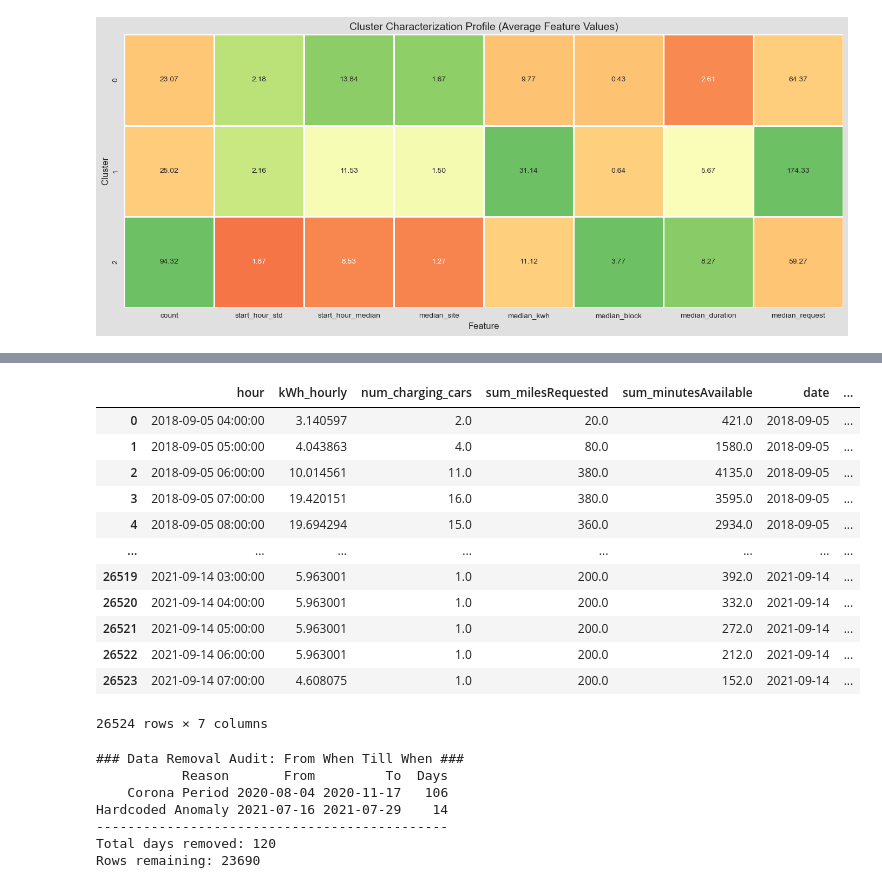
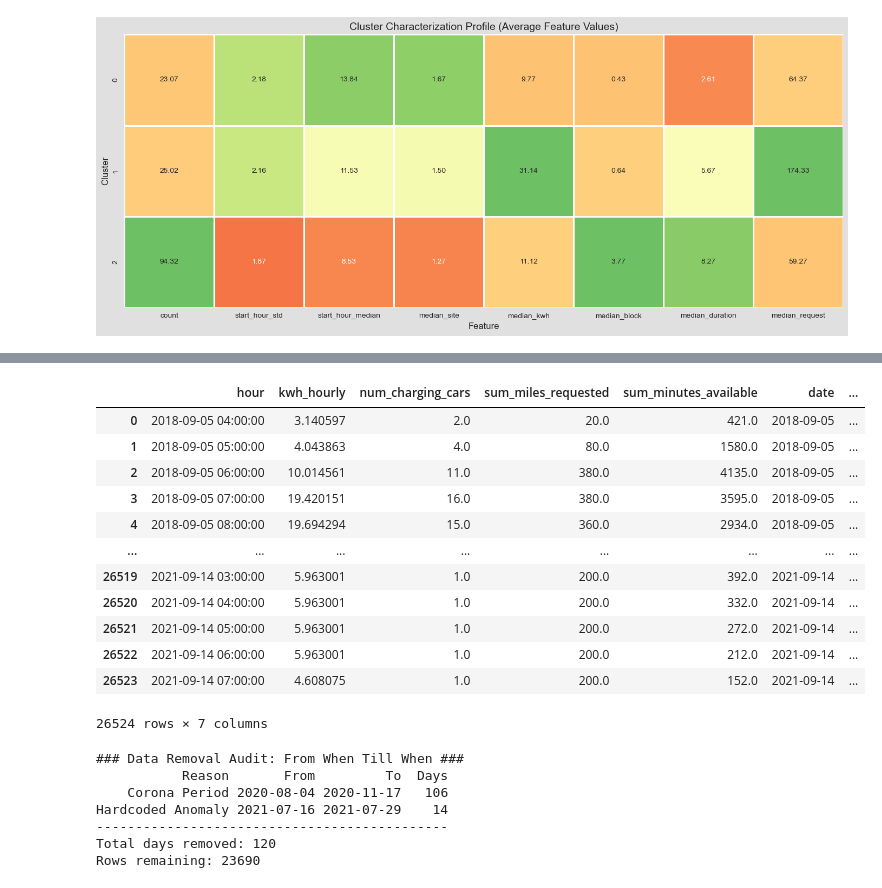
Before and after one commit to dfd0430/wiso, a Jupyter notebook: main.ipynb, the cells around one changed output, grey strips where cells are left out. Drawn from its saved outputs; the diff is of its cells as text; code cells hidden in the pictures.

```diff
--- a/main.ipynb
+++ b/main.ipynb
@@ -112,6 +113,24 @@ charging_sessions = charging_sessions[[
         "requestedDeparture"
     ]]
 charging_sessions= charging_sessions.drop_duplicates(keep='first')
+
+# rename columns to snake_case
+charging_sessions = charging_sessions.rename(columns={
+    'connectionTime': 'connection_time',
+    'disconnectTime': 'disconnect_time',
+    'doneChargingTime': 'done_charging_time',
+    'kWhDelivered': 'kwh_delivered',
+    'sessionID': 'session_id',
+    'siteID': 'site_id',
+    'stationID': 'station_id',
+    'userID': 'user_id',
+    'WhPerMile': 'wh_per_mile',
+    'kWhRequested': 'kwh_requested',
+    'milesRequested': 'miles_requested',
+    'minutesAvailable': 'minutes_available',
+    'modifiedAt': 'modified_at',
+    'requestedDeparture': 'requested_departure',
+})
 # %%
 # add missing values in temperature data by interpolation
 numeric_cols = ['temperature', 'felt_temperature', 'windspeed', 'pressure','cloud_cover']
@@ -792,18 +841,18 @@ results_df = run_full_cluster_analysis(
 
 # we only use data from site 1
 prediction_df_charging_sessions = charging_sessions.copy()
-df = prediction_df_charging_sessions[prediction_df_charging_sessions["siteID"]==1]
+df = prediction_df_charging_sessions[prediction_df_charging_sessions["site_id"]==1]
 
-# Reuses kWh_hourly from KPI 1, calculates additional features: num_charging_cars, sum_milesRequested, sum_minutesAvailable
+# Reuses kwh_hourly from KPI 1, calculates additional features: num_charging_cars, sum_miles_requested, sum_minutes_available
 rows = []
 
 for _, row in df.iterrows():
-    session_start = row['connectionTime']
-    session_end = row['disconnectTime']
-    # Use doneChargingTime if available, otherwise fall back to disconnectTime
-    charging_end = row['doneChargingTime'] if pd.notna(row['doneChargingTime']) else row['disconnectTime']
-    miles_requested = row['milesRequested']
-    minutes_available = row['minutesAvailable']
+    session_start = row['connection_time']
+    session_end = row['disconnect_time']
+    # Use done_charging_time if available, otherwise fall back to disconnect_time
+    charging_end = row['done_charging_time'] if pd.notna(row['done_charging_time']) else row['disconnect_time']
+    miles_requested = row['miles_requested']
+    minutes_available = row['minutes_available']
 
     start_hour = session_start.floor('h')
     end_hour = session_end.floor('h')
@@ -824,41 +873,41 @@ for _, row in df.iterrows():
         rows.append({
             'hour': hour,
             'is_charging': 1 if is_charging else 0,
-            'milesRequested': miles_requested if pd.notna(miles_requested) else np.nan,
-            'minutesAvailable_remaining': remaining_minutes
+            'miles_requested': miles_requested if pd.notna(miles_requested) else np.nan,
+            'minutes_available_remaining': remaining_minutes
         })
 
 # Aggregate additional features by hour
 hourly_features = pd.DataFrame(rows).groupby('hour').agg(
     num_charging_cars=('is_charging', 'sum'),
-    sum_milesRequested=('milesRequested', lambda x: x.sum(skipna=True)),
-    sum_minutesAvailable=('minutesAvailable_remaining', lambda x: x.sum(skipna=True))
+    sum_miles_requested=('miles_requested', lambda x: x.sum(skipna=True)),
+    sum_minutes_available=('minutes_available_remaining', lambda x: x.sum(skipna=True))
 ).reset_index()
 
 # Get kWh data from KPI 1 (filter for site 1)
-hourly_kwh_site1 = hourly_kwh[hourly_kwh['siteID'] == 1][['hour', 'kWh_hourly']].copy()
+hourly_kwh_site1 = hourly_kwh[hourly_kwh['site_id'] == 1][['hour', 'kwh_hourly']].copy()
 hourly_kwh_site1['hour'] = pd.to_datetime(hourly_kwh_site1['hour']).dt.tz_localize(None)
 
 # Create complete hourly range
 min_hour = min(hourly_kwh_site1['hour'].min(), hourly_features['hour'].min())
 max_hour = max(hourly_kwh_site1['hour'].max(), hourly_features['hour'].max())
 complete_hours = pd.date_range(start=min_hour, end=max_hour, freq='h')
 
 # Build complete dataframe
 hourly_regression_df = pd.DataFrame({'hour': complete_hours})
 hourly_regression_df = hourly_regression_df.merge(hourly_kwh_site1, on='hour', how='left')
 hourly_regression_df = hourly_regression_df.merge(hourly_features, on='hour', how='left')
 
 # Fill NaN with 0 for hours without any sessions
 hourly_regression_df = hourly_regression_df.fillna(0)
 
 # Add date and hour columns
 hourly_regression_df['date'] = hourly_regression_df['hour'].dt.date
 hourly_regression_df['hour_of_day'] = hourly_regression_df['hour'].dt.hour
 
 hourly_regression_df
 # %% [output]
-|  | hour | kWh_hourly | num_charging_cars | sum_milesRequested | sum_minutesAvailable | date | ... |
+|  | hour | kwh_hourly | num_charging_cars | sum_miles_requested | sum_minutes_available | date | ... |
 | 0 | 2018-09-05 04:00:00 | 3.140597 | 2.0 | 20.0 | 421.0 | 2018-09-05 | ... |
 | 1 | 2018-09-05 05:00:00 | 4.043863 | 4.0 | 80.0 | 1580.0 | 2018-09-05 | ... |
 | 2 | 2018-09-05 06:00:00 | 10.014561 | 11.0 | 380.0 | 4135.0 | 2018-09-05 | ... |
```
Also changed, not shown: parts of 24 cells of this notebook, 1 other file.
